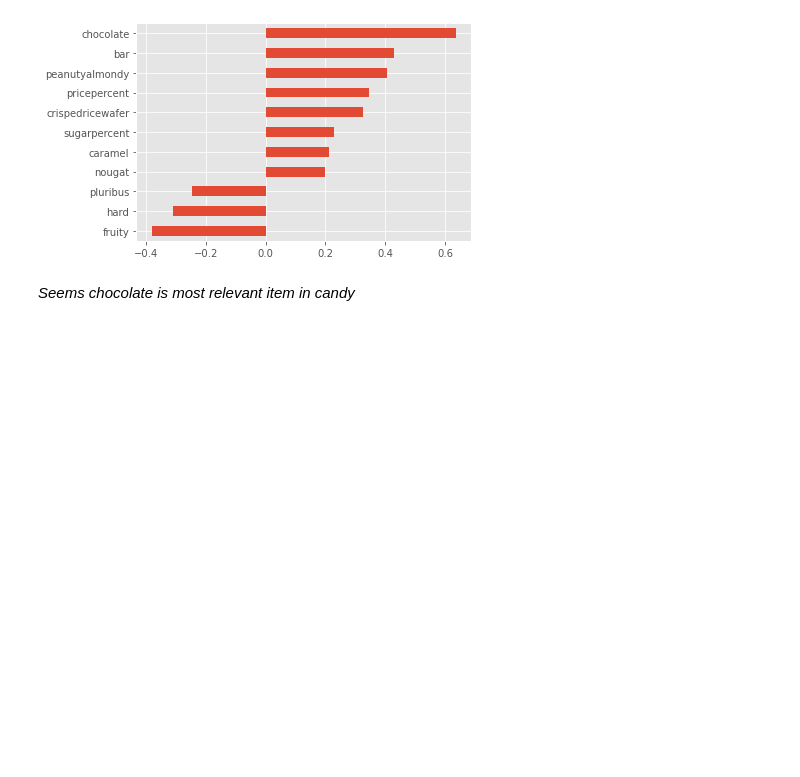
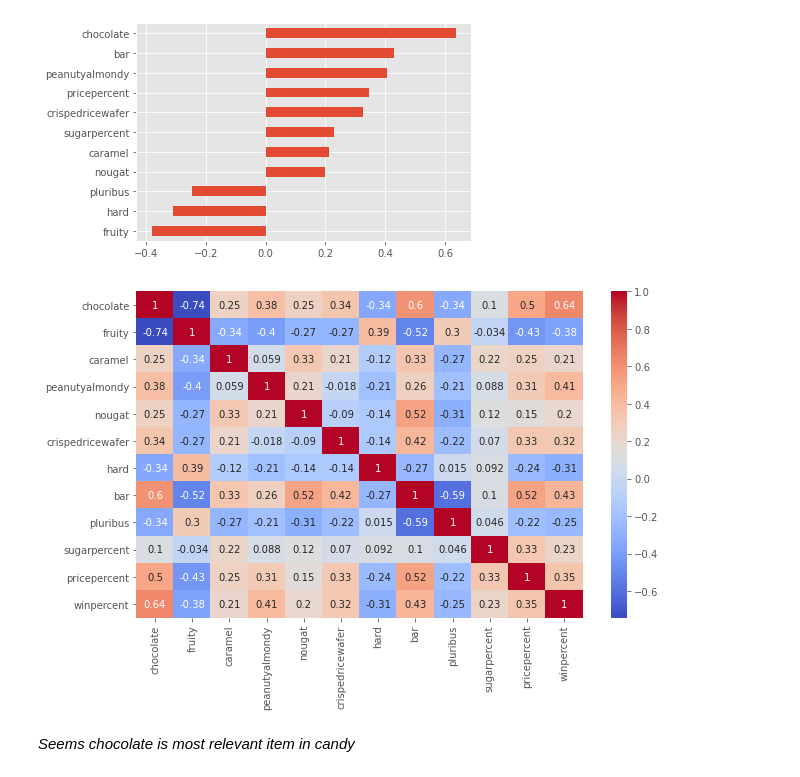
Before and after one commit to smeteo/Candy-Power-Ranking, a Jupyter notebook: Candy_Power_Ranking.ipynb, the cells around one changed output. Cells and saved outputs as stored; diff of their text form; code cells hidden in the pictures; blank space fills up the shorter version.

```diff
--- a/Candy_Power_Ranking.ipynb
+++ b/Candy_Power_Ranking.ipynb
@@ -111,6 +147,11 @@ df.corr()['winpercent'].sort_values()[:-1].plot.barh()
 # %% [output]
 <AxesSubplot:>
 [figure]
+# %%
+plt.figure(figsize=(10,6))
+sns.heatmap(df.corr(), annot=True, cmap='coolwarm');
+# %% [output]
+[figure, added]
 # %% [markdown]
 _Seems chocolate is most relevant item in candy_
 # %% [markdown]
```
Also changed, not shown: parts of 4 cells of this notebook.
